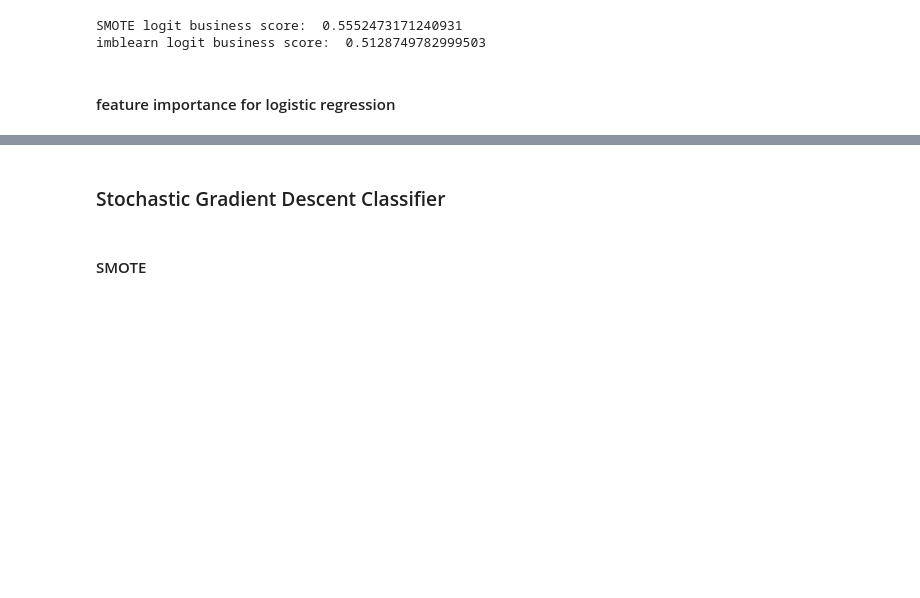
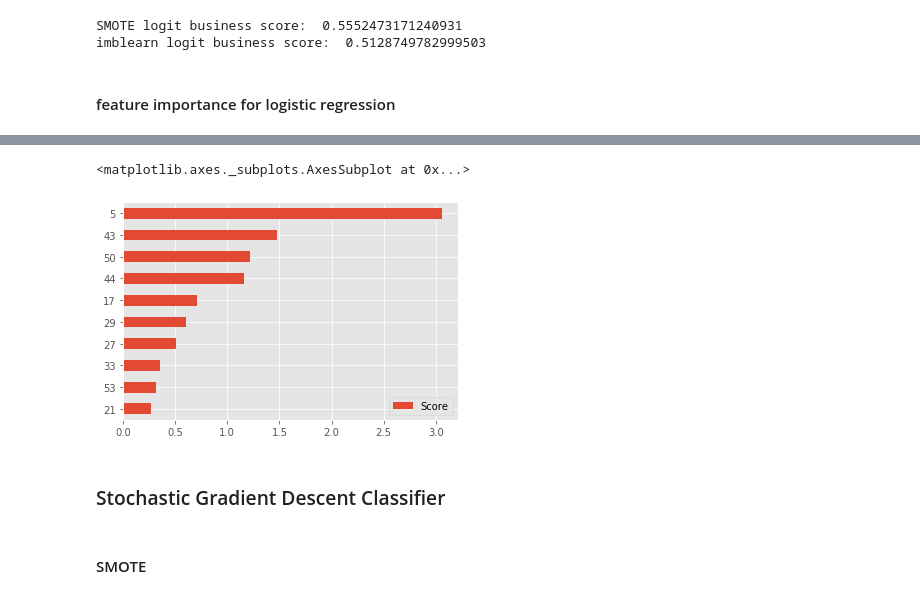
Before and after one commit to cosmochoi/healthcare_fraud, a Jupyter notebook: ML_models_FINAL.ipynb, the cells around one changed output, grey strips where cells are left out. Cells and saved outputs as stored; diff of their text form; code cells hidden in the pictures; blank space fills up the shorter version.

```diff
--- a/ML_models_FINAL.ipynb
+++ b/ML_models_FINAL.ipynb
@@ -275,3 +284,10 @@ scores
+# %%
+test1 = scores.head(10)
+test2 = test1.sort_values('Score')
+test2.plot.barh()
+# %% [output]
+<matplotlib.axes._subplots.AxesSubplot at 0x...>
+[figure, added]
 # %% [markdown]
 ### Stochastic Gradient Descent Classifier
 # %%
```
Also changed, not shown: parts of 24 cells of this notebook, 2 other files.
